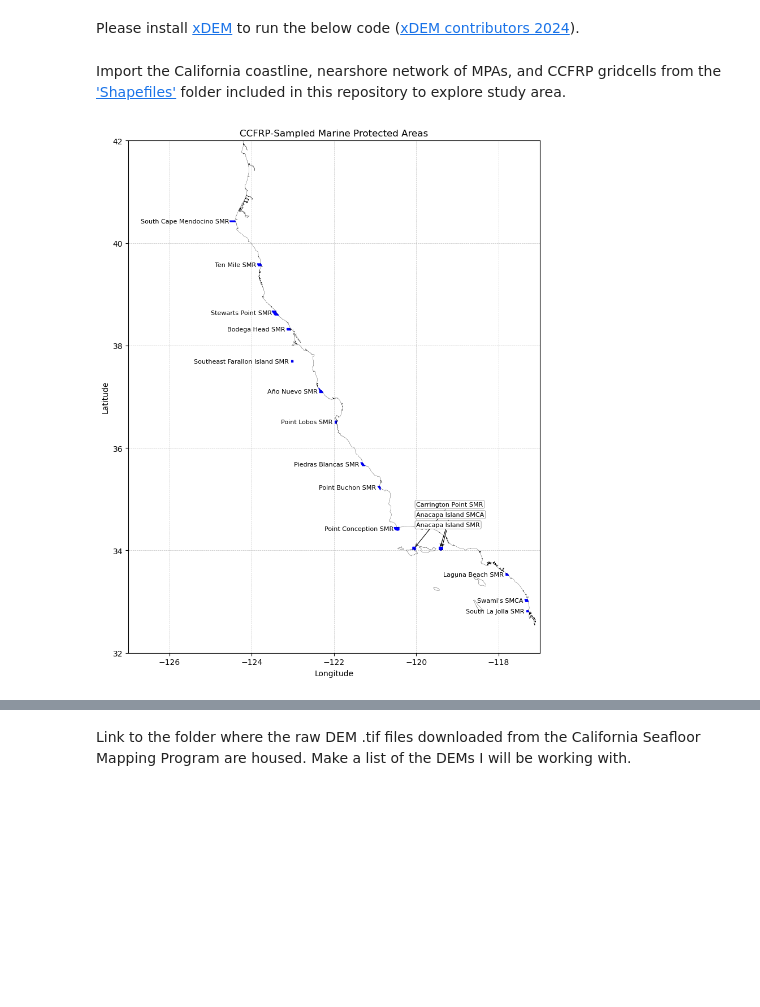
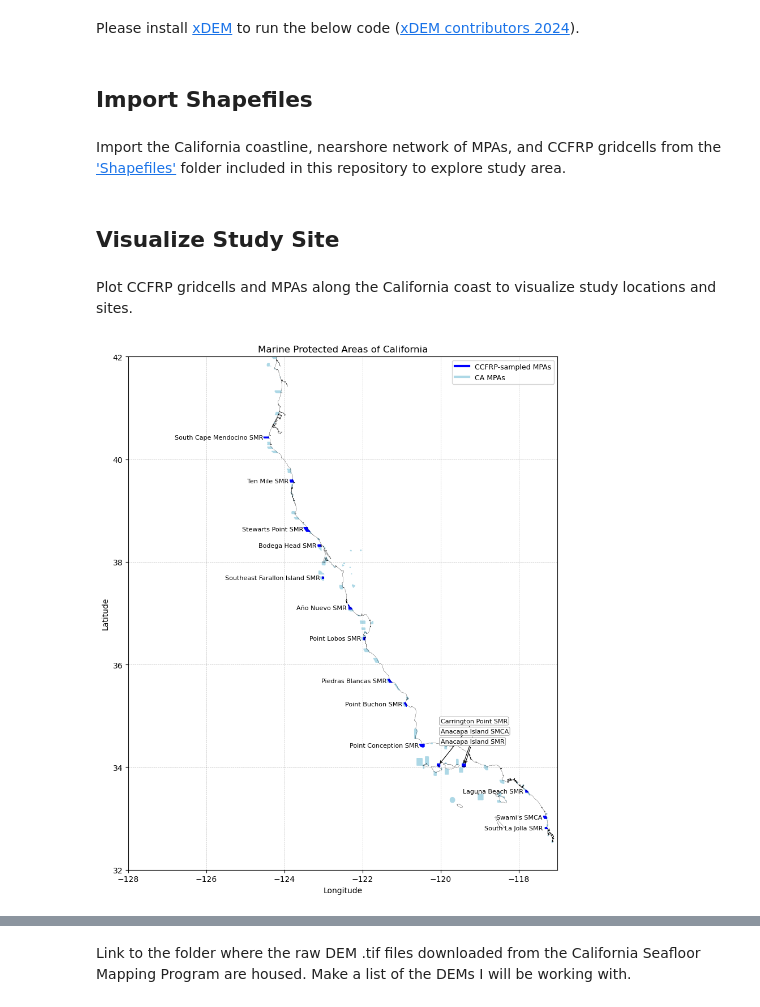
Before and after one commit to daleycarolinec/ms263, a Jupyter notebook: Calculate Habitat Metrics with xDEM.ipynb, the cells around one changed output, grey strips where cells are left out. Cells and saved outputs as stored; diff of their text form; code cells hidden in the pictures; blank space fills up the shorter version.

```diff
--- a/Calculate Habitat Metrics with xDEM.ipynb
+++ b/Calculate Habitat Metrics with xDEM.ipynb
@@ -16,79 +16,103 @@ import rioxarray
 import numpy as np
 import xarray as xr
 from rasterio.features import geometry_mask
+# %% [markdown]
+## Import Shapefiles
 # %% [markdown]
 Import the California coastline, nearshore network of MPAs, and CCFRP gridcells from the ['Shapefiles'](http://localhost:8888/lab/tree/Python%20Repository/Shapefiles) folder included in this repository to explore study area.
 # %%
-grid_cells_shp = "C:\\Users\\FELAB\\Documents\\MS263\\Python Repository\\Shapefiles\\CCFRP_Grid_Cells_2021.shp"
+# Link to CCFRP grid cell shapefile in either local directory or computer
+grid_cells_shp = 'Shapefiles/CCFRP_Grid_Cells_2021.shp'
 grid_cells = gpd.read_file(grid_cells_shp)
 
-ccfrp_mpas_shp = "C:\\Users\\FELAB\\Documents\\MS263\\Python Repository\\Shapefiles\\ccfrp_mpas.shp"
+# Link to CCFRP MPA shapefile in either local directory or computer
+ccfrp_mpas_shp = 'Shapefiles/ccfrp_mpas.shp'
 ccfrp_mpas = gpd.read_file(ccfrp_mpas_shp)
 
+# Make sure CRS matches between shapefiles...
+# Re-project CCFRP MPA shapefile to same CRS as grid cell shapefile
 if grid_cells.crs != ccfrp_mpas.crs:
     ccfrp_mpas = ccfrp_mpas.to_crs(grid_cells.crs)
 
-ca_coast_shp = "C:\\Users\\FELAB\\Documents\\MS263\\Python Repository\\Shapefiles\\CA_Shoreline.shp"
+# Link to shapefile of all CA MPAs
+ca_mpas_shp = 'Shapefiles/California_Marine_Protected_Areas_[ds582].shp'
+ca_mpas = gpd.read_file(ca_mpas_shp)
+
+if grid_cells.crs != ca_mpas.crs:
+    ca_mpas = ca_mpas.to_crs(grid_cells.crs)
+
+# Link to California coast shapefile in either local directory or computer
+ca_coast_shp = 'Shapefiles/CA_Shoreline.shp'
 ca_coast = gpd.read_file(ca_coast_shp)
 
+# Make sure CRS matches between shapefiles...
+# Re-project California coast shapefile to same CRS as grid cell shapefile
 if grid_cells.crs != ca_coast.crs:
     ca_coast = ca_coast.to_crs(grid_cells.crs)
+# %% [markdown]
+## Visualize Study Site
+# %% [markdown]
+Plot CCFRP gridcells and MPAs along the California coast to visualize study locations and sites.
 # %%
 fig, ax = plt.subplots(figsize=(12, 10))
 
-# Plot the coastline and grid cells
+# Add the coastline and grid cells to the plot
+ca_mpas.plot(ax=ax, color= 'lightblue', edgecolor='lightblue', linewidth = 1)
+ccfrp_mpas.plot(ax=ax, color='blue', edgecolor='blue', linewidth=1)
 ca_coast.plot(ax=ax, color='black', edgecolor='black', linewidth=0.2)
-ccfrp_mpas.plot(ax=ax, column='NAME', color='blue', edgecolor='blue', linewidth=1)
 
-# Label with arrows for specific crowded MPAs
+# The below legend and labeling code was lifted from Chat GPT:
+ax.plot([], [], color='blue', linewidth=3, label='CCFRP-sampled MPAs')
+ax.plot([], [], color='lightblue', linewidth=3, label='CA MPAs')
+ax.legend(loc='upper right', fontsize=9)
+
+# For clustered MPAs, override label placement to specific lat. / long to avoid crowding
 label_overrides = {
     'Carrington Point SMR': (-120, 34.9),
     'Anacapa Island SMCA': (-120, 34.7),
     'Anacapa Island SMR': (-120, 34.5)
 }
 
-# The following labeling code was lifted from Chat GPT:
-# First, draw all the normal labels (skip the overridden ones)
+# Draw all the normal labels, excluding those that are specifically overriden
+# Iterate through rows of CCFRP MPAs shapefile attribute table
 for idx, row in ccfrp_mpas.iterrows():
     if row.geometry.is_empty:
         continue
     name = row['NAME']
     centroid = row.geometry.centroid
+    # Label MPAs not included in label override directory
     if name not in label_overrides:
         ax.text(centroid.x - 0.08, centroid.y, str(name),
                 fontsize=8, ha='right', va='center', color='black')
 
 # Then add custom annotations with arrows for crowded labels
 for name, (label_x, label_y) in label_overrides.items():
     row = ccfrp_mpas[ccfrp_mpas['NAME'] == name].iloc[0]
     centroid = row.geometry.centroid
     ax.annotate(name,
-                xy=(centroid.x, centroid.y),           # Point to polygon
-                xytext=(label_x, label_y),              # Place label here
+                xy=(centroid.x, centroid.y),
+                xytext=(label_x, label_y),
                 textcoords='data',
                 fontsize=8,
                 ha='left',
                 va='center',
                 arrowprops=dict(arrowstyle='->', color='black', lw=0.8),
                 bbox=dict(boxstyle='round,pad=0.2', fc='white', ec='gray', lw=0.5))
 
-# Formatting
-ax.set_title('CCFRP-Sampled Marine Protected Areas',)
+ax.set_title('Marine Protected Areas of California',)
 ax.set_xlabel('Longitude')
 ax.set_ylabel('Latitude')
+
 ax.tick_params(labelsize=10)
 ax.grid(True, which='both', color='gray', linewidth=0.5, linestyle='--', alpha=0.5)
 ax.set_ylim([32, 42])
-ax.set_xlim([-127, -117])
+ax.set_xlim([-128, -117])
 
 plt.tight_layout()
 
-output_dir = "C:\\Users\\FELAB\\Documents\\MS263\\Python Repository\\Figures"
-
-output_path = os.path.join(output_dir, "CCFRP_MPA_map.png")
+output_path = os.path.join("Figures", "CCFRP_MPA_map.png")
 plt.savefig(output_path, dpi=300)
 
-
 plt.show()
 # %% [output]
-[figure, old version]
+[figure, new version]
```
Also changed, not shown: parts of 14 cells of this notebook, 4 other files.
